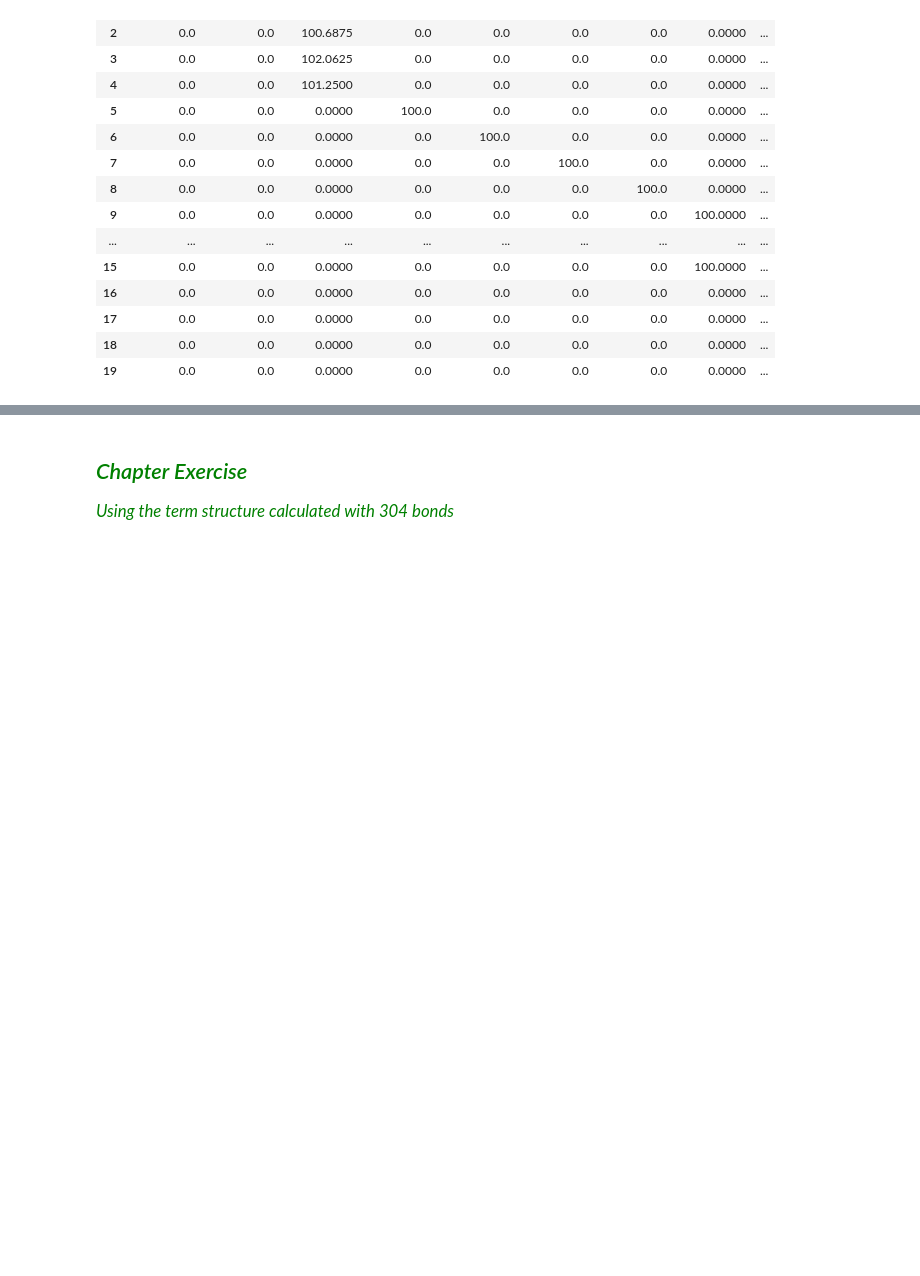
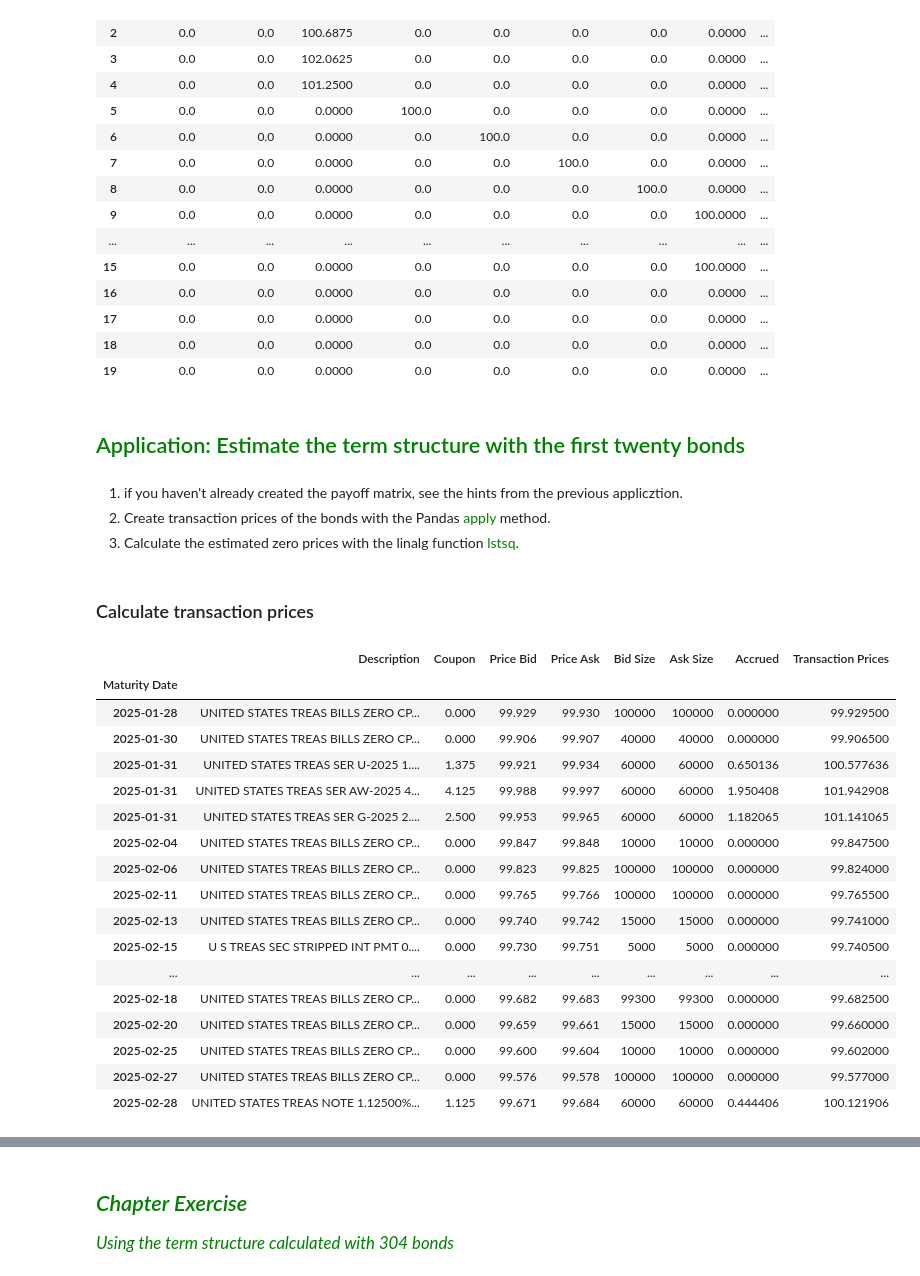
Before and after one commit to PatrickJHess/Hints-Results, a Jupyter notebook: Chapter_Four_Results.ipynb, the cells around one changed output, grey strips where cells are left out. Drawn from its saved outputs; the diff is of its cells as text; code cells hidden in the pictures; blank space fills up the shorter version.

```diff
--- a/Chapter_Four_Results.ipynb
+++ b/Chapter_Four_Results.ipynb
@@ -275,3 +275,49 @@ pd.DataFrame(payoff_dict)
 | 17 | 0.0 | 0.0 | 0.0000 | 0.0 | 0.0 | 0.0 | 0.0 | 0.0000 | ... |
 | 18 | 0.0 | 0.0 | 0.0000 | 0.0 | 0.0 | 0.0 | 0.0 | 0.0000 | ... |
 | 19 | 0.0 | 0.0 | 0.0000 | 0.0 | 0.0 | 0.0 | 0.0 | 0.0000 | ... |
+# %% [markdown]
+## <font color='green'>Application: Estimate the term structure with the first twenty bonds</font>
+# %% [markdown]
+
+
+1.   if you haven't already created the payoff matrix, see the hints from the previous applicztion.
+2.  Create transaction prices of the bonds with the Pandas <font color='green'>apply</font> method.
+3.  Calculate the estimated zero prices with the linalg function  <font color='green'>lstsq</font>.
+# %% [markdown]
+### Calculate transaction prices
+# %%
+from basic_concepts_fixed_income import(accrued_interest)
+# apply the accrued_interest function to the DataFrame to populate a new column 'Accrued'
+bond_data_20['Accrued'] = bond_data_20.apply(
+    lambda x: accrued_interest(
+        maturity=x.name, # Assuming index is maturity
+        coupon=x['Coupon'],
+        settlement=settlement,
+        freq=2,
+        day_type='Actual/Actual'
+    ), axis=1
+)
+
+# The new column 'Transaction Prices' equals accrued interest plus the Bid/Ask average
+bond_data_20['Transaction Prices']=(bond_data_20['Price Bid']+bond_data_20['Price Ask'])/2\
++bond_data_20['Accrued']
+bond_data_20
+# %% [output]
+|  | Description | Coupon | Price Bid | Price Ask | Bid Size | Ask Size | Accrued | Transaction Prices |
+| Maturity Date |  |  |  |  |  |  |  |  |
+| 2025-01-28 | UNITED STATES TREAS BILLS ZERO CP... | 0.000 | 99.929 | 99.930 | 100000 | 100000 | 0.000000 | 99.929500 |
+| 2025-01-30 | UNITED STATES TREAS BILLS ZERO CP... | 0.000 | 99.906 | 99.907 | 40000 | 40000 | 0.000000 | 99.906500 |
+| 2025-01-31 | UNITED STATES TREAS SER U-2025 1.... | 1.375 | 99.921 | 99.934 | 60000 | 60000 | 0.650136 | 100.577636 |
+| 2025-01-31 | UNITED STATES TREAS SER AW-2025 4... | 4.125 | 99.988 | 99.997 | 60000 | 60000 | 1.950408 | 101.942908 |
+| 2025-01-31 | UNITED STATES TREAS SER G-2025 2.... | 2.500 | 99.953 | 99.965 | 60000 | 60000 | 1.182065 | 101.141065 |
+| 2025-02-04 | UNITED STATES TREAS BILLS ZERO CP... | 0.000 | 99.847 | 99.848 | 10000 | 10000 | 0.000000 | 99.847500 |
+| 2025-02-06 | UNITED STATES TREAS BILLS ZERO CP... | 0.000 | 99.823 | 99.825 | 100000 | 100000 | 0.000000 | 99.824000 |
+| 2025-02-11 | UNITED STATES TREAS BILLS ZERO CP... | 0.000 | 99.765 | 99.766 | 100000 | 100000 | 0.000000 | 99.765500 |
+| 2025-02-13 | UNITED STATES TREAS BILLS ZERO CP... | 0.000 | 99.740 | 99.742 | 15000 | 15000 | 0.000000 | 99.741000 |
+| 2025-02-15 | U S TREAS SEC STRIPPED INT PMT 0.... | 0.000 | 99.730 | 99.751 | 5000 | 5000 | 0.000000 | 99.740500 |
+| ... | ... | ... | ... | ... | ... | ... | ... | ... |
+| 2025-02-18 | UNITED STATES TREAS BILLS ZERO CP... | 0.000 | 99.682 | 99.683 | 99300 | 99300 | 0.000000 | 99.682500 |
+| 2025-02-20 | UNITED STATES TREAS BILLS ZERO CP... | 0.000 | 99.659 | 99.661 | 15000 | 15000 | 0.000000 | 99.660000 |
+| 2025-02-25 | UNITED STATES TREAS BILLS ZERO CP... | 0.000 | 99.600 | 99.604 | 10000 | 10000 | 0.000000 | 99.602000 |
+| 2025-02-27 | UNITED STATES TREAS BILLS ZERO CP... | 0.000 | 99.576 | 99.578 | 100000 | 100000 | 0.000000 | 99.577000 |
+| 2025-02-28 | UNITED STATES TREAS NOTE 1.12500%... | 1.125 | 99.671 | 99.684 | 60000 | 60000 | 0.444406 | 100.121906 |
```
Also changed, not shown: parts of 2 cells of this notebook, 23 other files.
